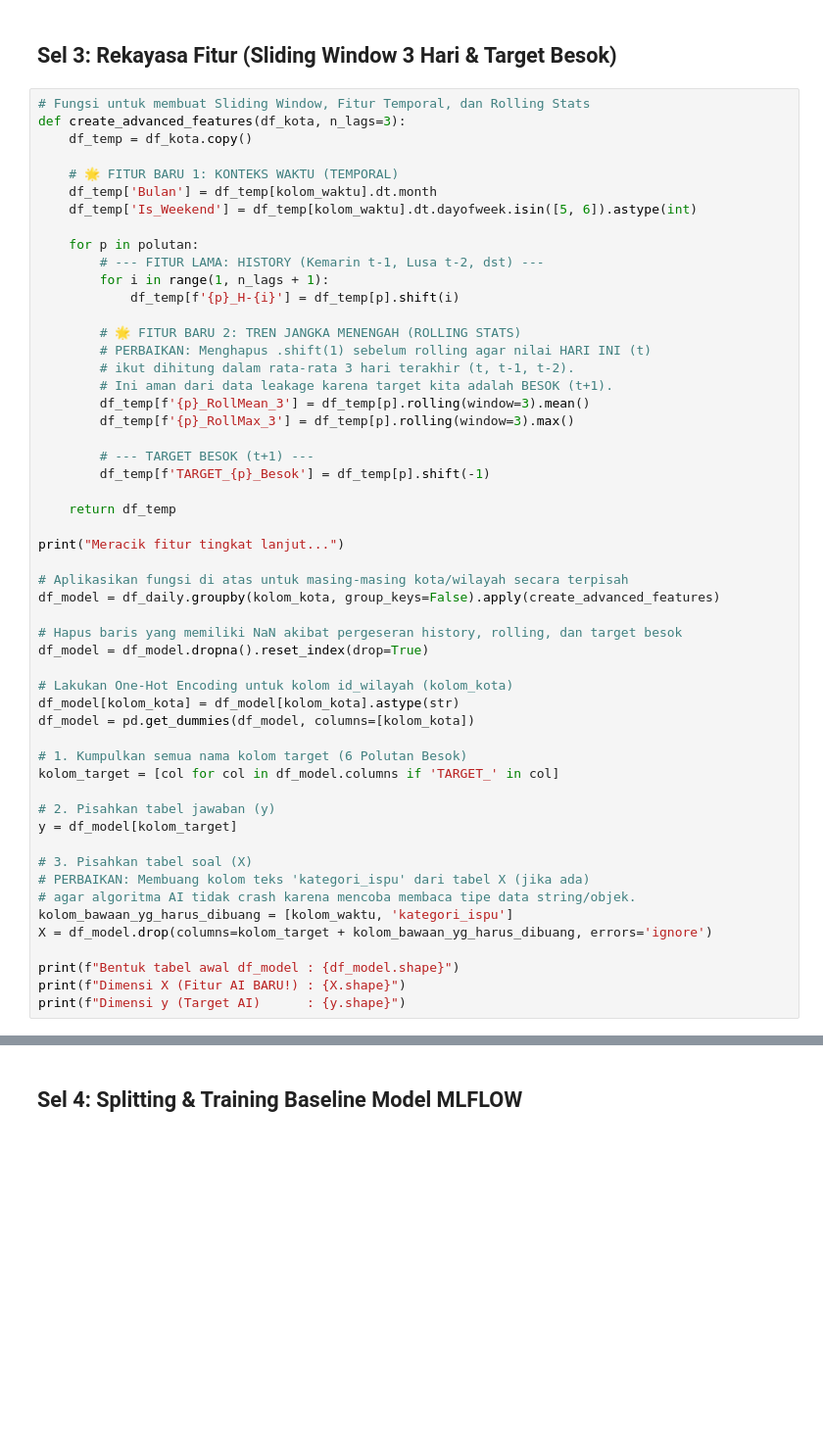
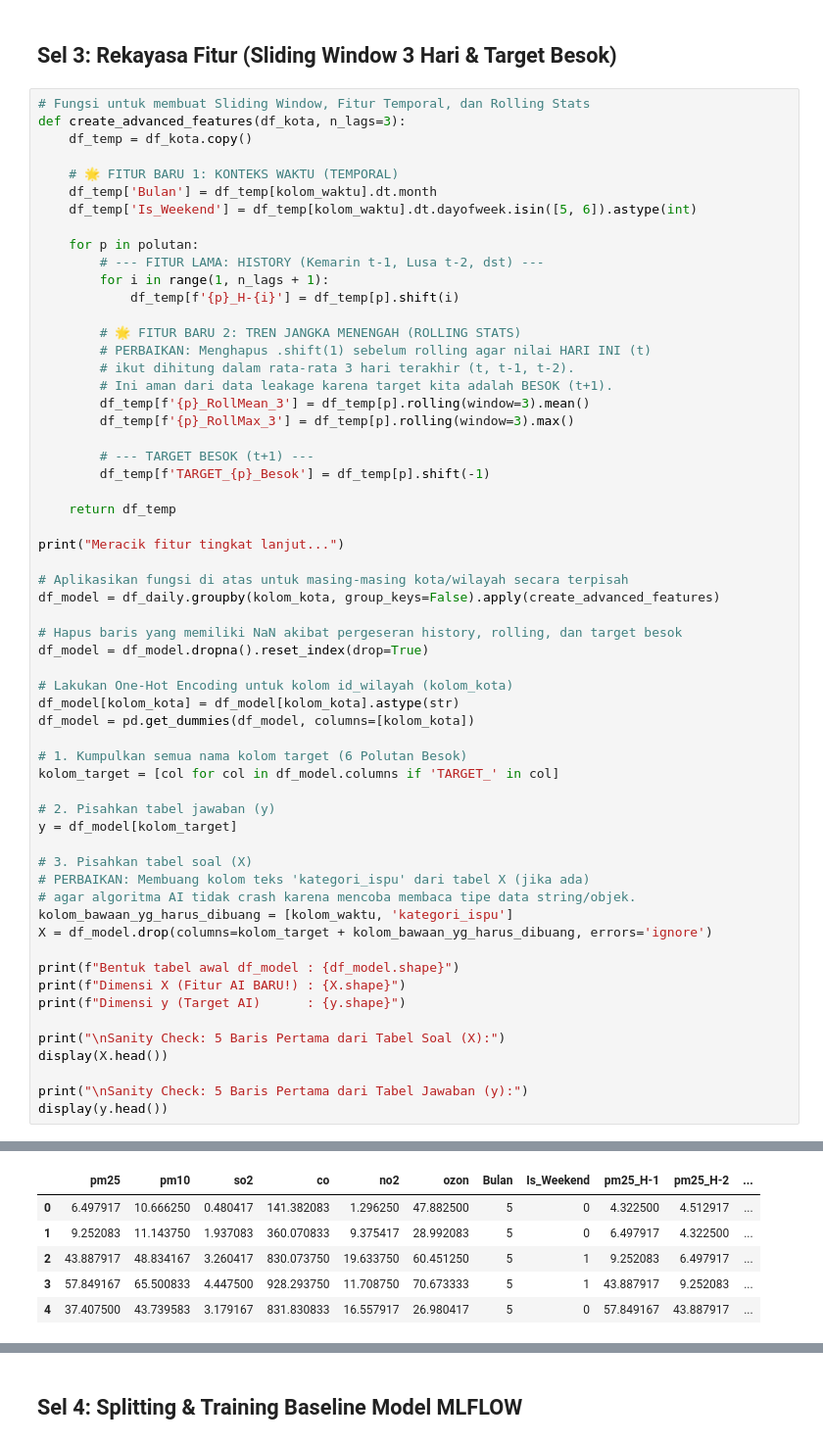
Before and after one commit to tegarkusuma12/Web-ISPU, a Jupyter notebook: data_training/model_training.ipynb, the cells around one changed output, grey strips where cells are left out. Shown at 98% size. Cells and saved outputs as stored; diff of their text form; blank space fills up the shorter version.

```diff
--- a/data_training/model_training.ipynb
+++ b/data_training/model_training.ipynb
@@ -171,6 +171,12 @@ X = df_model.drop(columns=kolom_target + kolom_bawaan_yg_harus_dibuang, errors='
 print(f"Bentuk tabel awal df_model : {df_model.shape}")
 print(f"Dimensi X (Fitur AI BARU!) : {X.shape}")
 print(f"Dimensi y (Target AI)      : {y.shape}")
+
+print("\nSanity Check: 5 Baris Pertama dari Tabel Soal (X):")
+display(X.head())
+
+print("\nSanity Check: 5 Baris Pertama dari Tabel Jawaban (y):")
+display(y.head())
 # %% [output]
 Meracik fitur tingkat lanjut...
 Bentuk tabel awal df_model : (13718, 83)
@@ -178,0 +187,6 @@ Dimensi y (Target AI)      : (13718, 6)
+|  | pm25 | pm10 | so2 | co | no2 | ozon | Bulan | Is_Weekend | pm25_H-1 | pm25_H-2 | ... |
+| 0 | 6.497917 | 10.666250 | 0.480417 | 141.382083 | 1.296250 | 47.882500 | 5 | 0 | 4.322500 | 4.512917 | ... |
+| 1 | 9.252083 | 11.143750 | 1.937083 | 360.070833 | 9.375417 | 28.992083 | 5 | 0 | 6.497917 | 4.322500 | ... |
+| 2 | 43.887917 | 48.834167 | 3.260417 | 830.073750 | 19.633750 | 60.451250 | 5 | 1 | 9.252083 | 6.497917 | ... |
+| 3 | 57.849167 | 65.500833 | 4.447500 | 928.293750 | 11.708750 | 70.673333 | 5 | 1 | 43.887917 | 9.252083 | ... |
+| 4 | 37.407500 | 43.739583 | 3.179167 | 831.830833 | 16.557917 | 26.980417 | 5 | 0 | 57.849167 | 43.887917 | ... |
```
Also changed, not shown: parts of 4 cells of this notebook.
